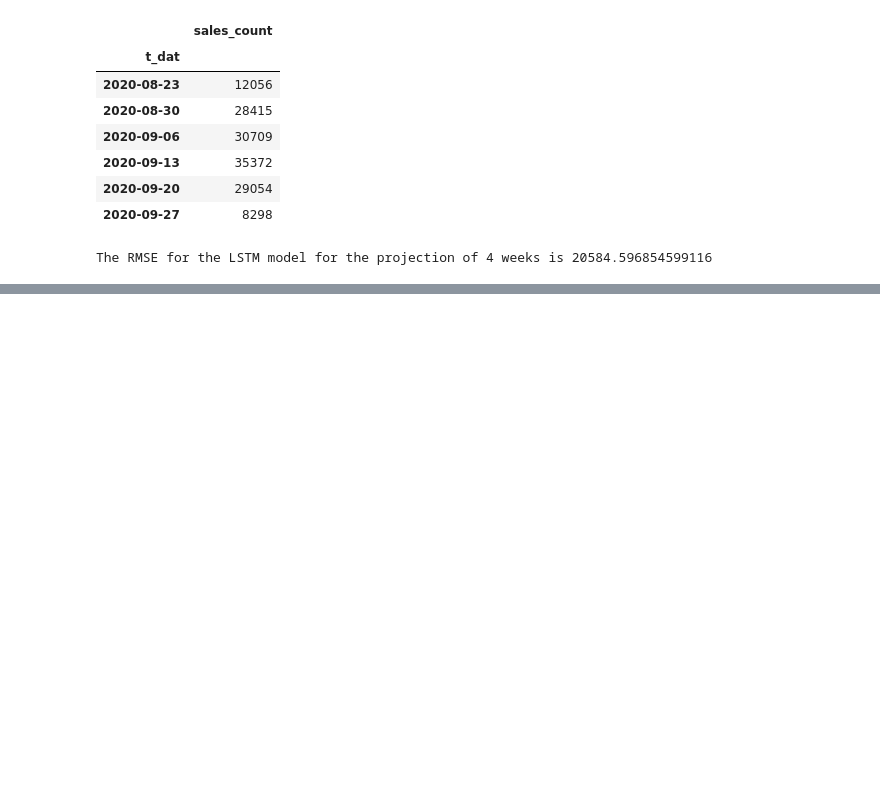
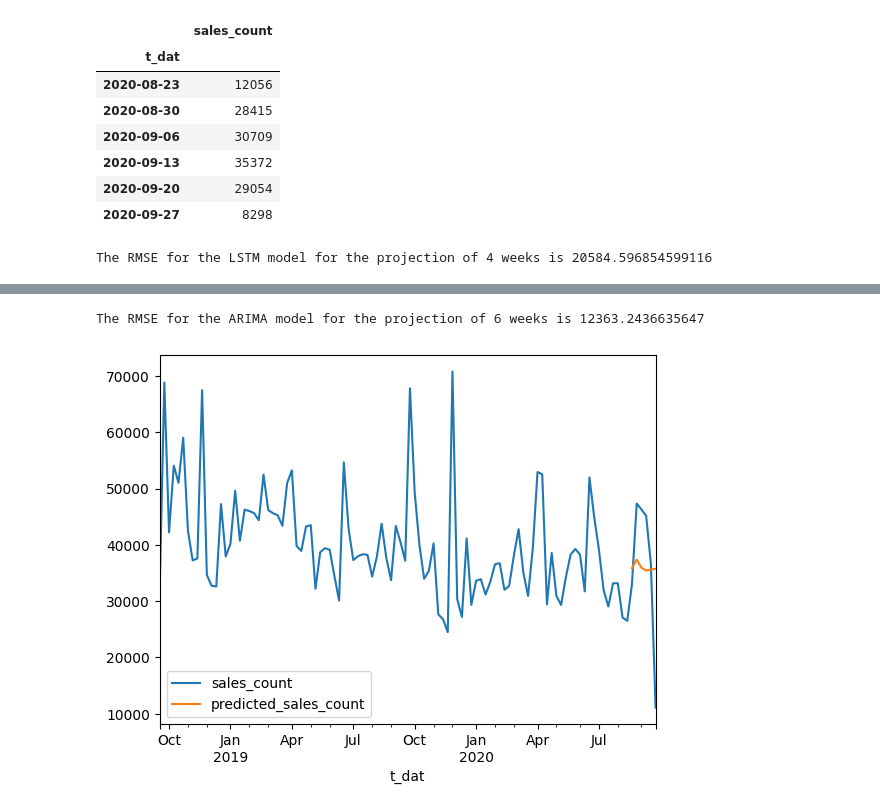
Before and after one commit to billysimct/Data-Science-Business, a Jupyter notebook: inventory_mgmt.ipynb, the cells around one changed output, grey strips where cells are left out. Drawn from its saved outputs; the diff is of its cells as text; code cells hidden in the pictures; blank space fills up the shorter version.

```diff
--- a/inventory_mgmt.ipynb
+++ b/inventory_mgmt.ipynb
@@ -209,0 +386,41 @@ The RMSE for the LSTM model for the projection of 4 weeks is 20584.596854599116
+# %%
+### Training the models ###
+ARIMA_model_trousers = ARIMA(df_train_trousers, order=(2, 1, 1))
+ARIMA_model_fit_trousters = ARIMA_model_trousers.fit()
+
+ARIMA_model_dress = ARIMA(df_train_dress, order=(1, 2, 0))
+ARIMA_model_fit_dress = ARIMA_model_dress.fit()
+
+ARIMA_model_sweater = ARIMA(df_train_sweater, order=(0, 0, 2))
+ARIMA_model_fit_sweater = ARIMA_model_sweater.fit()
+
+ARIMA_model_T_shirt = ARIMA(df_train_T_shirt, order=(2, 2, 0))
+ARIMA_model_fit_T_shirt = ARIMA_model_T_shirt.fit()
+
+ARIMA_model_Top = ARIMA(df_train_Top, order=(3, 0, 2))
+ARIMA_model_fit_Top = ARIMA_model_Top.fit()
+
+ARIMA_model_Blouse = ARIMA(df_train_Blouse, order=(2, 2, 0))
+ARIMA_model_fit_Blouse = ARIMA_model_Blouse.fit()
+
+ARIMA_model_Vest_top = ARIMA(df_train_Vest_top, order=(0, 2, 0))
+ARIMA_model_fit_Vest_top = ARIMA_model_Vest_top.fit()
+
+ARIMA_model_Bra = ARIMA(df_train_Bra, order=(2, 2, 0))
+ARIMA_model_fit_Bra = ARIMA_model_Bra.fit()
+
+ARIMA_model_Shorts = ARIMA(df_train_Shorts, order=(1, 2, 0))
+ARIMA_model_fit_Shorts = ARIMA_model_Shorts.fit()
+
+ARIMA_model_Bikini_top = ARIMA(df_train_Bikini_top, order=(6, 2, 2))
+ARIMA_model_fit_Bikini_top = ARIMA_model_Bikini_top.fit()
+# %%
+ARIMA_forecast_trousers = ARIMA_model_fit_trousters.forecast(steps=6)
+ARIMA_projections_trousers = pd.merge(df_test_trousers, ARIMA_forecast_trousers, left_index=True, right_index=True)
+ARIMA_projections_trousers.rename(mapper={'predicted_mean':'predicted_sales_count'}, axis="columns", inplace=True)
+trousers_output_df = pd.concat([df_train_trousers, ARIMA_projections_trousers], axis=0)
+trousers_output_df.plot()
+print(f"The RMSE for the ARIMA model for the projection of 6 weeks is {sqrt(mean_squared_error(df_test_trousers, ARIMA_forecast_trousers))}")
+# %% [output]
+The RMSE for the ARIMA model for the projection of 6 weeks is 12363.2436635647
+[figure, added]
```
Also changed, not shown: parts of 30 cells of this notebook.
